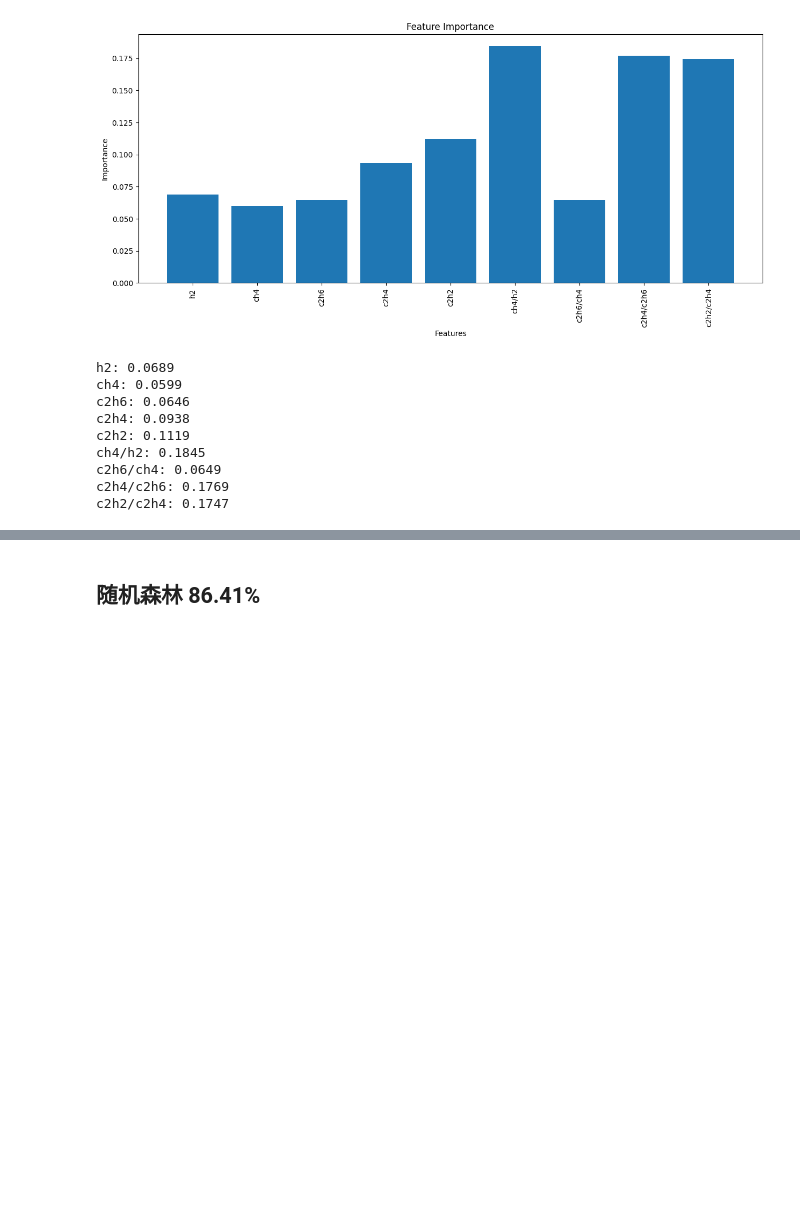
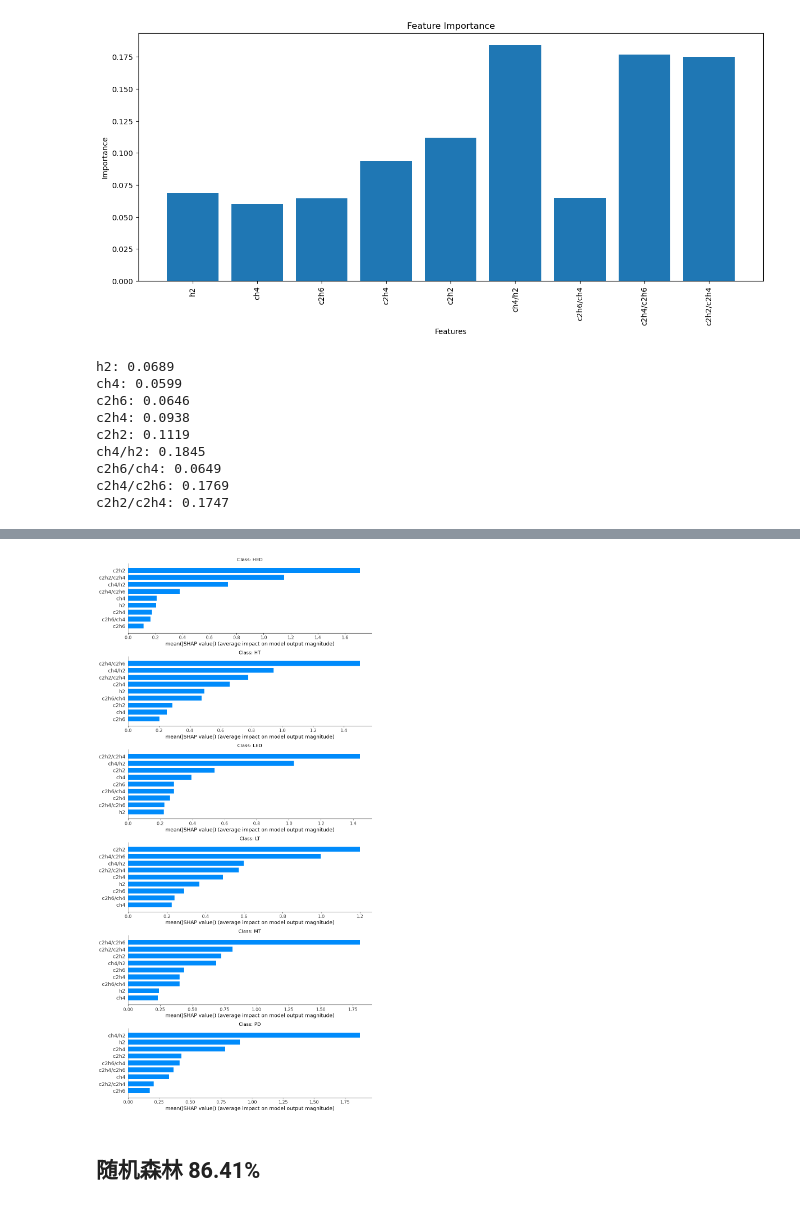
Before and after one commit to Sihan0229/DGA, a Jupyter notebook: Dissolved-Gas-Analysis/dga_mydata.ipynb, the cells around one changed output, grey strips where cells are left out. Cells and saved outputs as stored; diff of their text form; code cells hidden in the pictures; blank space fills up the shorter version.

```diff
--- a/Dissolved-Gas-Analysis/dga_mydata.ipynb
+++ b/Dissolved-Gas-Analysis/dga_mydata.ipynb
@@ -1140,3 +1202,30 @@ c2h4/c2h6: 0.2164
+# %%
+import shap
+import matplotlib.pyplot as plt
+
+# 假设您的模型是 xgb1，测试集是 X_trinomial_test，shap_values 已经计算好
+
+feature_names = ['h2', 'ch4', 'c2h6', 'c2h4', 'c2h2', 'ch4/h2', 'c2h6/ch4', 'c2h4/c2h6', 'c2h2/c2h4']
+class_names = ['HED', 'HT', 'LED', 'LT', 'MT', 'PD']
+
+# 绘制每个类别的摘要条形图
+fig, axes = plt.subplots(6, 1, figsize=(20, 40))
+
+for i in range(6):
+    # 选择特定类别的 shap_values
+    shap_values_class = shap_values[:, :, i]
+
+    # 绘制摘要条形图
+    plt.sca(axes[i])
+    shap.summary_plot(shap_values_class, X_trinomial_test.values, feature_names=feature_names, plot_type="bar", show=False, plot_size=(10, 20))
+
+    axes[i].set_title(f"Class: {class_names[i]}")  # 设置子图标题
+
+# 调整布局并显示图形
+plt.tight_layout()
+plt.show()
+# %% [output]
+[figure, added]
 # %% [markdown]
 ## 随机森林 86.41%
 # %%
```
Also changed, not shown: parts of 8 cells of this notebook.
